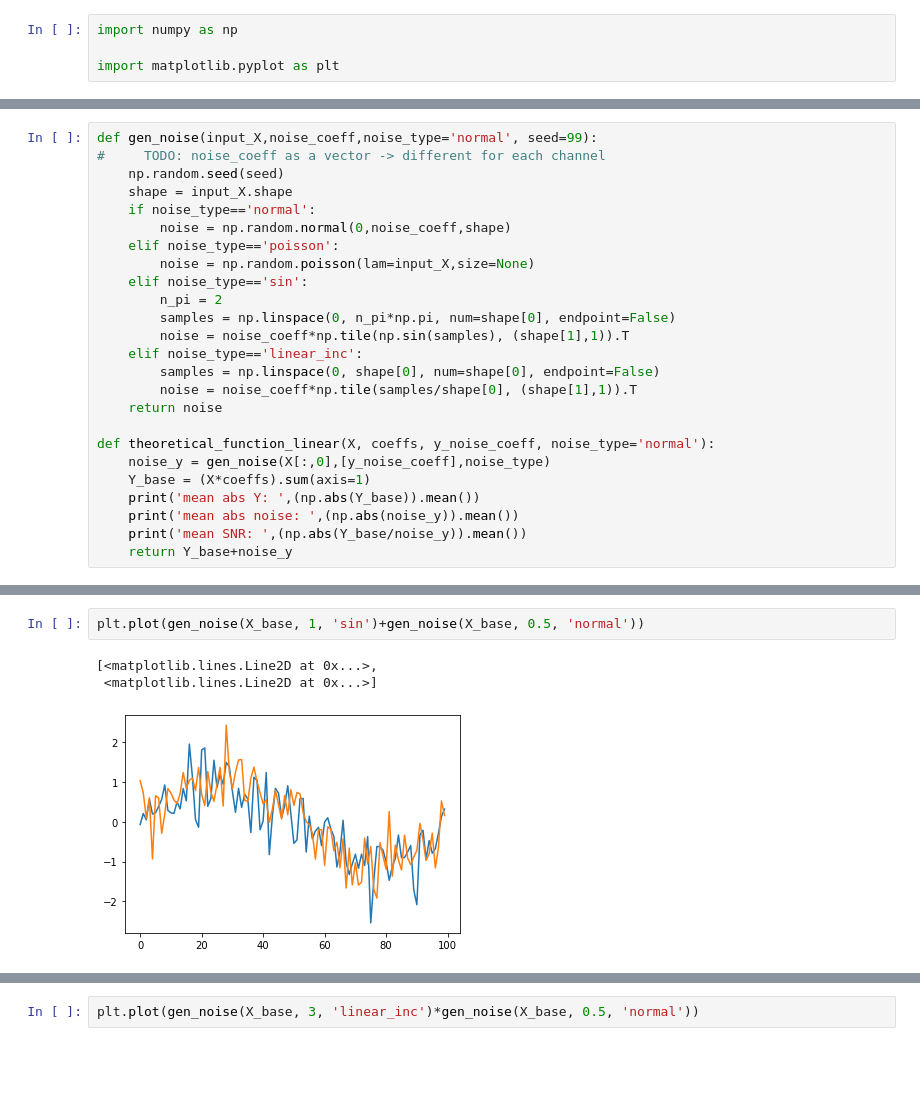
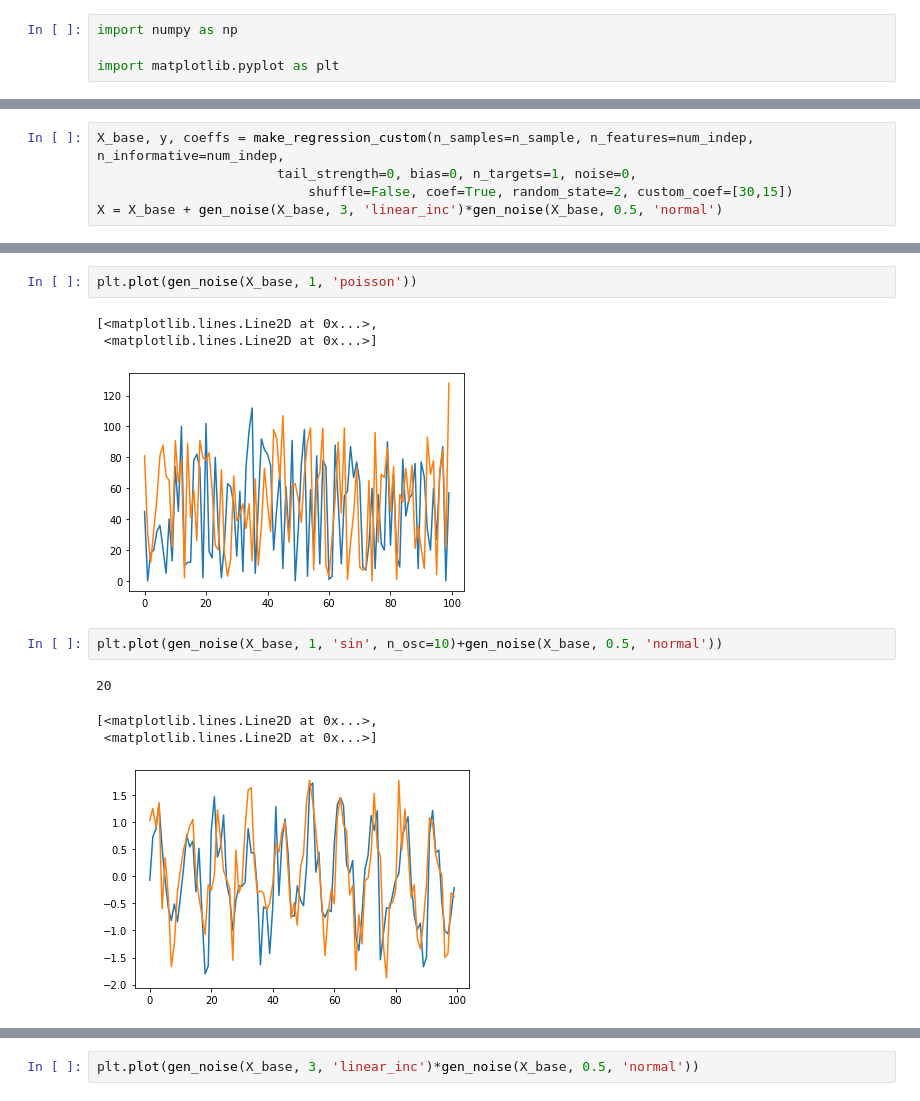
Before and after one commit to datali-ch/fantasticfeatures, a Jupyter notebook: dataset_noise_generator.ipynb, the cells around one changed output, grey strips where cells are left out. Saved outputs shown, nothing was run; the diff lists cells and outputs as text; blank space fills up the shorter version.

Commit message:
improved the noise generator, added custom regression generator

```diff
--- a/dataset_noise_generator.ipynb
+++ b/dataset_noise_generator.ipynb
@@ -29,25 +20,0 @@ X = X_base + noise
-# %%
-def gen_noise(input_X,noise_coeff,noise_type='normal', seed=99):
-#     TODO: noise_coeff as a vector -> different for each channel
-    np.random.seed(seed)
-    shape = input_X.shape
-    if noise_type=='normal':
-        noise = np.random.normal(0,noise_coeff,shape)
-    elif noise_type=='poisson':
-        noise = np.random.poisson(lam=input_X,size=None)
-    elif noise_type=='sin':
-        n_pi = 2
-        samples = np.linspace(0, n_pi*np.pi, num=shape[0], endpoint=False)
-        noise = noise_coeff*np.tile(np.sin(samples), (shape[1],1)).T
-    elif noise_type=='linear_inc':
-        samples = np.linspace(0, shape[0], num=shape[0], endpoint=False)
-        noise = noise_coeff*np.tile(samples/shape[0], (shape[1],1)).T
-    return noise
-
-def theoretical_function_linear(X, coeffs, y_noise_coeff, noise_type='normal'):
-    noise_y = gen_noise(X[:,0],[y_noise_coeff],noise_type)
-    Y_base = (X*coeffs).sum(axis=1)
-    print('mean abs Y: ',(np.abs(Y_base)).mean())
-    print('mean abs noise: ',(np.abs(noise_y)).mean())
-    print('mean SNR: ',(np.abs(Y_base/noise_y)).mean())
-    return Y_base+noise_y
@@ -55,0 +30,5 @@ shape = X_base.shape
+# %%
+X_base, y, coeffs = make_regression_custom(n_samples=n_sample, n_features=num_indep, n_informative=num_indep,
+                       tail_strength=0, bias=0, n_targets=1, noise=0,
+                           shuffle=False, coef=True, random_state=2, custom_coef=[30,15])
+X = X_base + gen_noise(X_base, 3, 'linear_inc')*gen_noise(X_base, 0.5, 'normal')
@@ -56,6 +67,13 @@ shape = X_base.shape
+# %%
+plt.plot(gen_noise(X_base, 1, 'poisson'))
+# %% [output]
+[<matplotlib.lines.Line2D at 0x...>,
+ <matplotlib.lines.Line2D at 0x...>]
+[figure, added]
 # %%
-plt.plot(gen_noise(X_base, 1, 'sin')+gen_noise(X_base, 0.5, 'normal'))
+plt.plot(gen_noise(X_base, 1, 'sin', n_osc=10)+gen_noise(X_base, 0.5, 'normal'))
 # %% [output]
-[<matplotlib.lines.Line2D at 0x...>,
- <matplotlib.lines.Line2D at 0x...>]
+20
+[<matplotlib.lines.Line2D at 0x...>,
+ <matplotlib.lines.Line2D at 0x...>]
-[figure, old version]
+[figure, new version]
```
Also changed, not shown: parts of 33 cells of this notebook, 1 other file.
